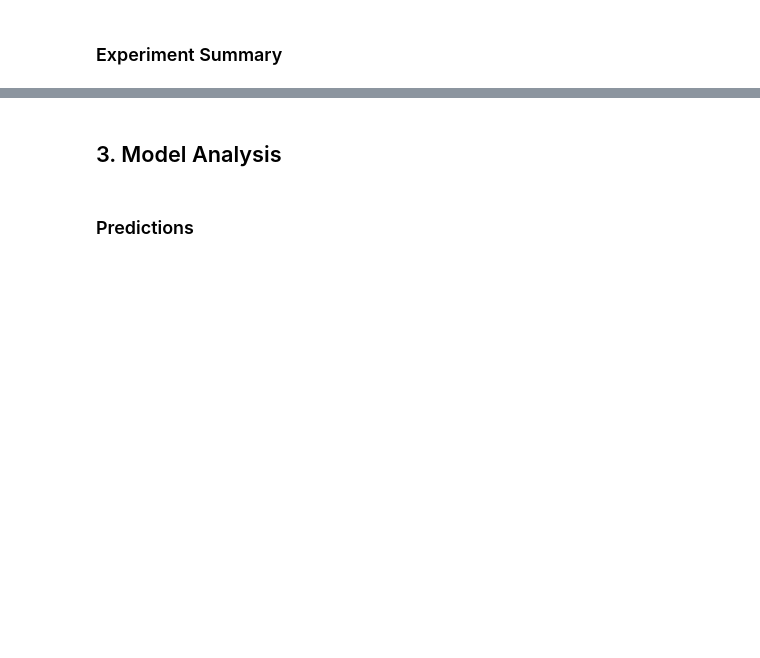
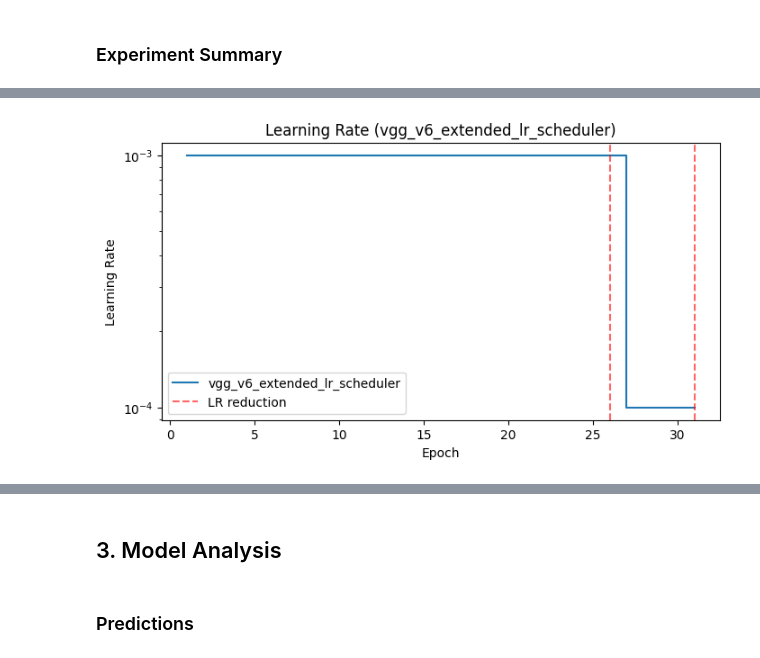
Before and after one commit to qingya012/cnn-emotion-gradcam, a Jupyter notebook: notebooks/explore.ipynb, the cells around one changed output, grey strips where cells are left out. Cells and saved outputs as stored; diff of their text form; code cells hidden in the pictures; blank space fills up the shorter version.

```diff
--- a/notebooks/explore.ipynb
+++ b/notebooks/explore.ipynb
@@ -193,3 +200,32 @@ Best validation accuracy by experiment:
+# %%
+learning_rates = history.get("learning_rate", [])
+lr_reduction_epochs = history.get("lr_reduction_epochs", [])
+
+if learning_rates:
+    completed_epochs = history.get(
+        "epoch",
+        list(range(1, len(learning_rates) + 1)),
+    )
+    plt.figure(figsize=(8, 4))
+    plt.step(completed_epochs, learning_rates, where="post", label=EXPERIMENT)
+    for index, reduction_epoch in enumerate(lr_reduction_epochs):
+        plt.axvline(
+            reduction_epoch,
+            color="red",
+            linestyle="--",
+            alpha=0.6,
+            label="LR reduction" if index == 0 else None,
+        )
+    plt.yscale("log")
+    plt.legend()
+    plt.title(f"Learning Rate ({EXPERIMENT})")
+    plt.xlabel("Epoch")
+    plt.ylabel("Learning Rate")
+    plt.show()
+else:
+    print(f"No per-epoch learning-rate history recorded for {EXPERIMENT}.")
+# %% [output]
+[figure, added]
 # %%
 best_validation_results = []
 for experiment in list_experiments(ROOT):
```
Also changed, not shown: parts of 11 cells of this notebook, 13 other files.
